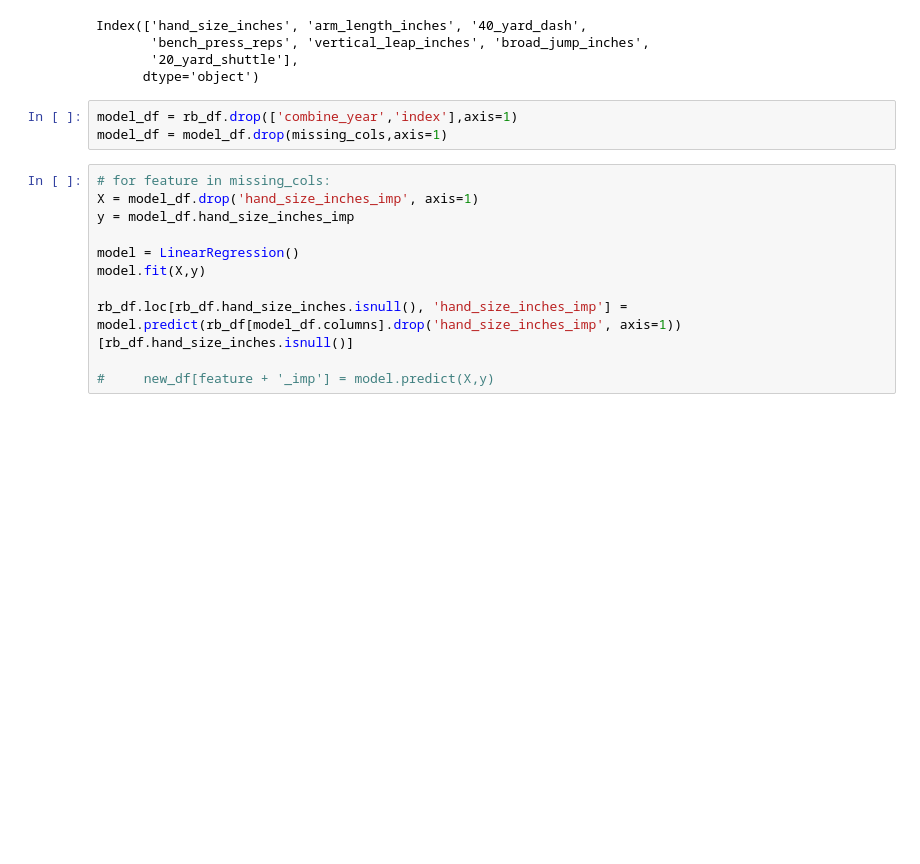
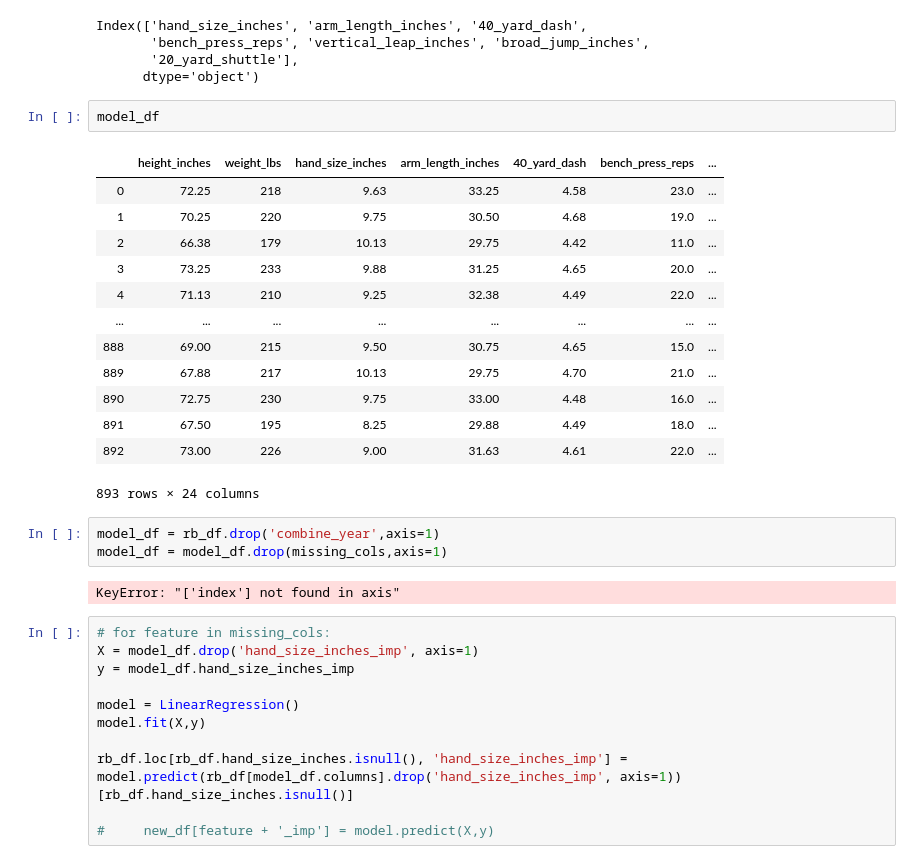
Before and after one commit to michaelpallante/nfl_combine_classification_modeling, a Jupyter notebook: notebooks/nfl_combine_data_cleaning.ipynb, the cells around one changed output. Saved outputs shown, nothing was run; the diff lists cells and outputs as text; blank space fills up the shorter version.

```diff
--- a/notebooks/nfl_combine_data_cleaning.ipynb
+++ b/notebooks/nfl_combine_data_cleaning.ipynb
@@ -513,9 +537,27 @@ Index(['hand_size_inches', 'arm_length_inches', '40_yard_dash',
        'bench_press_reps', 'vertical_leap_inches', 'broad_jump_inches',
        '20_yard_shuttle'],
       dtype='object')
+# %%
+model_df
+# %% [output]
+|  | height_inches | weight_lbs | hand_size_inches | arm_length_inches | 40_yard_dash | bench_press_reps | ... |
+| 0 | 72.25 | 218 | 9.63 | 33.25 | 4.58 | 23.0 | ... |
+| 1 | 70.25 | 220 | 9.75 | 30.50 | 4.68 | 19.0 | ... |
+| 2 | 66.38 | 179 | 10.13 | 29.75 | 4.42 | 11.0 | ... |
+| 3 | 73.25 | 233 | 9.88 | 31.25 | 4.65 | 20.0 | ... |
+| 4 | 71.13 | 210 | 9.25 | 32.38 | 4.49 | 22.0 | ... |
+| ... | ... | ... | ... | ... | ... | ... | ... |
+| 888 | 69.00 | 215 | 9.50 | 30.75 | 4.65 | 15.0 | ... |
+| 889 | 67.88 | 217 | 10.13 | 29.75 | 4.70 | 21.0 | ... |
+| 890 | 72.75 | 230 | 9.75 | 33.00 | 4.48 | 16.0 | ... |
+| 891 | 67.50 | 195 | 8.25 | 29.88 | 4.49 | 18.0 | ... |
+| 892 | 73.00 | 226 | 9.00 | 31.63 | 4.61 | 22.0 | ... |
+893 rows × 24 columns
 # %%
-model_df = rb_df.drop(['combine_year','index'],axis=1)
+model_df = rb_df.drop('combine_year',axis=1)
 model_df = model_df.drop(missing_cols,axis=1)
+# %% [output]
+KeyError: "['index'] not found in axis"
 # %%
 # for feature in missing_cols:
 X = model_df.drop('hand_size_inches_imp', axis=1)
```
Also changed, not shown: parts of 12 cells of this notebook.
